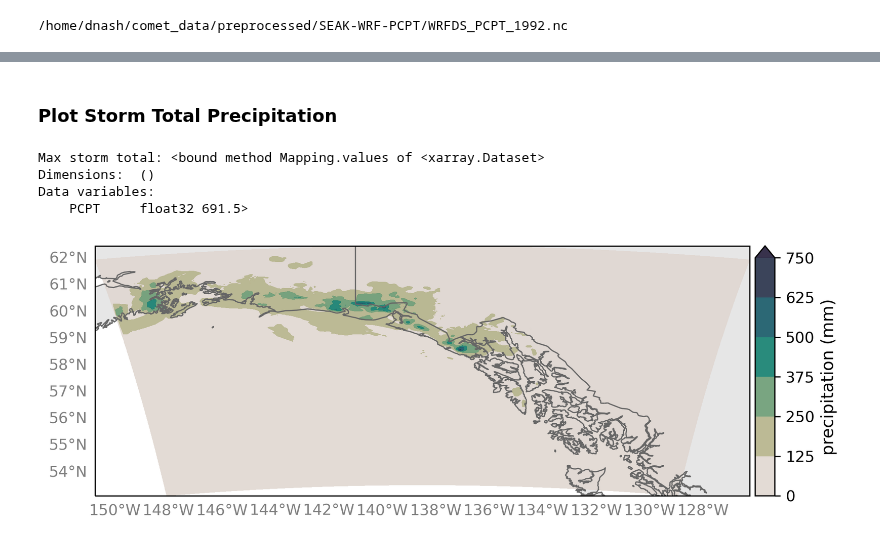
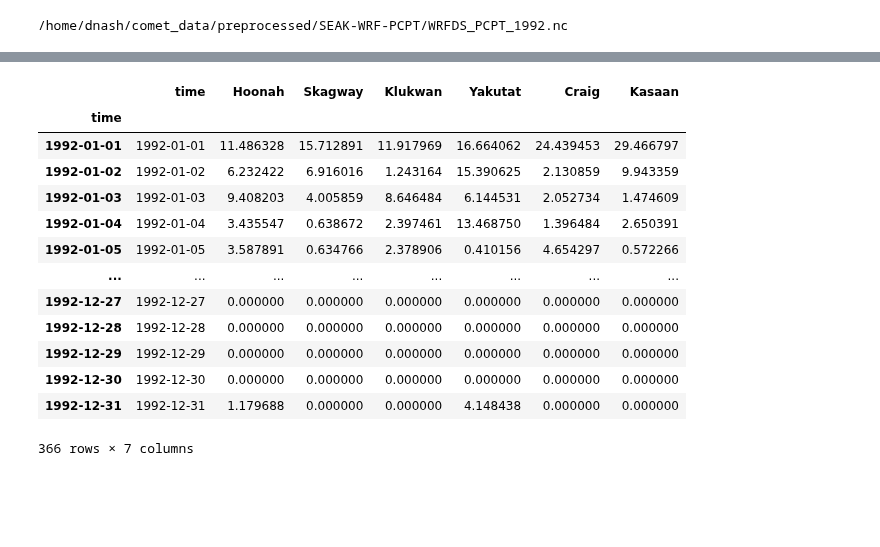
Before and after one commit to dlnash/SEAK_climatology, a Jupyter notebook: analysis/misc/SEAK-WRF-artifact_test.ipynb, the cells around one changed output, grey strips where cells are left out. Drawn from its saved outputs; the diff is of its cells as text; code cells hidden in the pictures; blank space fills up the shorter version.

```diff
--- a/analysis/misc/SEAK-WRF-artifact_test.ipynb
+++ b/analysis/misc/SEAK-WRF-artifact_test.ipynb
@@ -159,2 +144,0 @@ plt.show()
-# %% [markdown]
-### Plot Storm Total Precipitation
@@ -177,46 +144,0 @@ ext_new = [lons.min(), lons.max(), lats.min(), lats.max()]
-# %%
-storm_total_prec = wrf.sum('time')
-print('Max storm total:', storm_total_prec.max().values)
-
-# Create figure
-fig = plt.figure(figsize=(8, 12))
-fig.dpi = 300
-fname = path_to_figs + 'SEAK-WRF-test'
-fmt = 'png'
-
-nrows = 1
-ncols = 1
-
-# Set up Axes Grid
-axes_class = (GeoAxes,dict(projection=mapcrs))
-axgr = AxesGrid(fig, 111, axes_class=axes_class,
-                nrows_ncols=(nrows, ncols), axes_pad = 0.45,
-                cbar_location='right', cbar_mode='single',
-                cbar_pad=0.05, cbar_size='3%',label_mode='')
-
-
-for k, ax in enumerate(axgr):
-    ax = draw_basemap(ax, extent=ext_new, xticks=dx, yticks=dy,left_lats=True, right_lats=False)
-
-    # Contour Filled
-    prec = storm_total_prec.PCPT.values
-    cmap = nclc.cmap('WhiteBlueGreenYellowRed')
-    cf = ax.contourf(lons, lats, prec, transform=datacrs,
-                     levels=np.arange(0, 800, 125), cmap=cmo.rain, alpha=0.9, extend='max')
-
-
-# Colorbar (single)
-cb = fig.colorbar(cf, axgr.cbar_axes[0], orientation='vertical', drawedges=False)
-cb.set_label('precipitation (mm)', fontsize=11)
-cb.ax.tick_params(labelsize=10)
-
-fig.savefig('%s.%s' %(fname, fmt), bbox_inches='tight', dpi=fig.dpi)
-
-# Show
-plt.show()
-# %% [output]
-Max storm total: <bound method Mapping.values of <xarray.Dataset>
-Dimensions:  ()
-Data variables:
-    PCPT     float32 691.5>
-[figure, removed]
@@ -222,0 +147,25 @@ Data variables:
+# %%
+option='a'
+temporal_res='daily'
+fname = '../../out/SEAK_precip_max_{0}_{1}_old.csv'.format(option, temporal_res)
+prec_df = pd.read_csv(fname)
+prec_df = prec_df.set_index(pd.to_datetime(prec_df['time'], format='%Y-%m-%d %H:%M:%S')) # reset the index as "date"
+
+idx = (prec_df.index.year == 1992)
+prec_df = prec_df.loc[idx]
+prec_df
+# %% [output]
+|  | time | Hoonah | Skagway | Klukwan | Yakutat | Craig | Kasaan |
+| time |  |  |  |  |  |  |  |
+| 1992-01-01 | 1992-01-01 | 11.486328 | 15.712891 | 11.917969 | 16.664062 | 24.439453 | 29.466797 |
+| 1992-01-02 | 1992-01-02 | 6.232422 | 6.916016 | 1.243164 | 15.390625 | 2.130859 | 9.943359 |
+| 1992-01-03 | 1992-01-03 | 9.408203 | 4.005859 | 8.646484 | 6.144531 | 2.052734 | 1.474609 |
+| 1992-01-04 | 1992-01-04 | 3.435547 | 0.638672 | 2.397461 | 13.468750 | 1.396484 | 2.650391 |
+| 1992-01-05 | 1992-01-05 | 3.587891 | 0.634766 | 2.378906 | 0.410156 | 4.654297 | 0.572266 |
+| ... | ... | ... | ... | ... | ... | ... | ... |
+| 1992-12-27 | 1992-12-27 | 0.000000 | 0.000000 | 0.000000 | 0.000000 | 0.000000 | 0.000000 |
+| 1992-12-28 | 1992-12-28 | 0.000000 | 0.000000 | 0.000000 | 0.000000 | 0.000000 | 0.000000 |
+| 1992-12-29 | 1992-12-29 | 0.000000 | 0.000000 | 0.000000 | 0.000000 | 0.000000 | 0.000000 |
+| 1992-12-30 | 1992-12-30 | 0.000000 | 0.000000 | 0.000000 | 0.000000 | 0.000000 | 0.000000 |
+| 1992-12-31 | 1992-12-31 | 1.179688 | 0.000000 | 0.000000 | 4.148438 | 0.000000 | 0.000000 |
+366 rows × 7 columns
```
Also changed, not shown: parts of 12 cells of this notebook, 10 other files.
